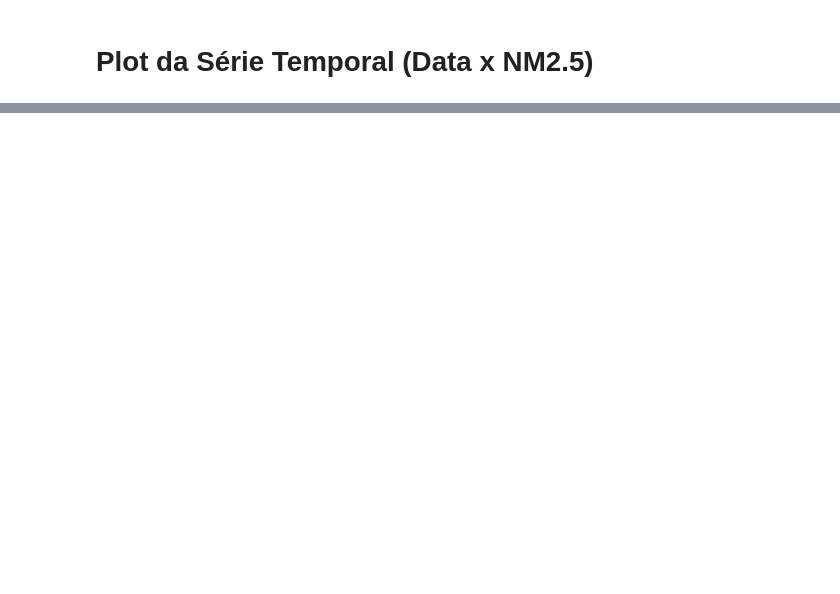
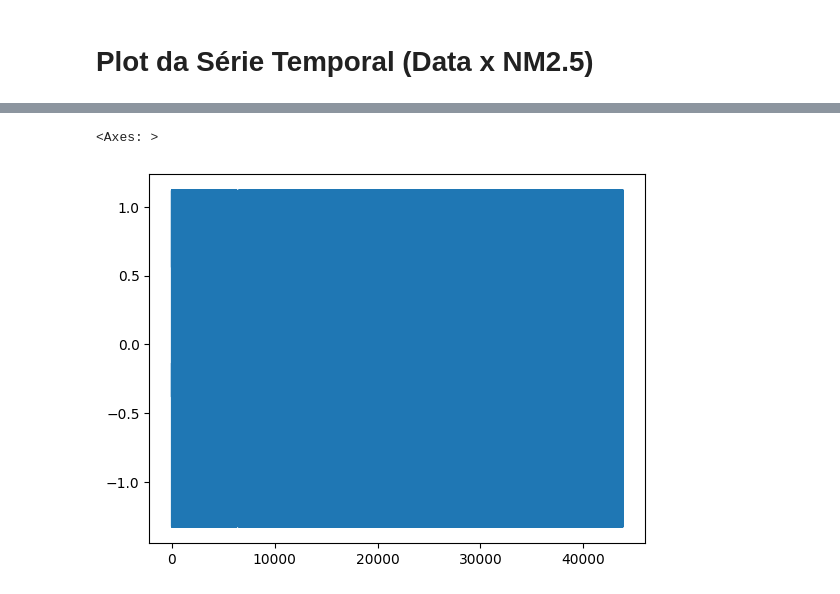
Before and after one commit to BccMaterial/CD-P2, a Jupyter notebook: notebooks/time_series_analysis.ipynb, the cells around one changed output, grey strips where cells are left out. Drawn from its saved outputs; the diff is of its cells as text; code cells hidden in the pictures; blank space fills up the shorter version.

```diff
--- a/notebooks/time_series_analysis.ipynb
+++ b/notebooks/time_series_analysis.ipynb
@@ -57,0 +57,5 @@ Text(0, 0.5, 'Qtd. de Partículas Microscópicas')
+# %%
+result.seasonal.plot()
+# %% [output]
+<Axes: >
+[figure, added]
```
Also changed, not shown: parts of 7 cells of this notebook, 1 other file.
